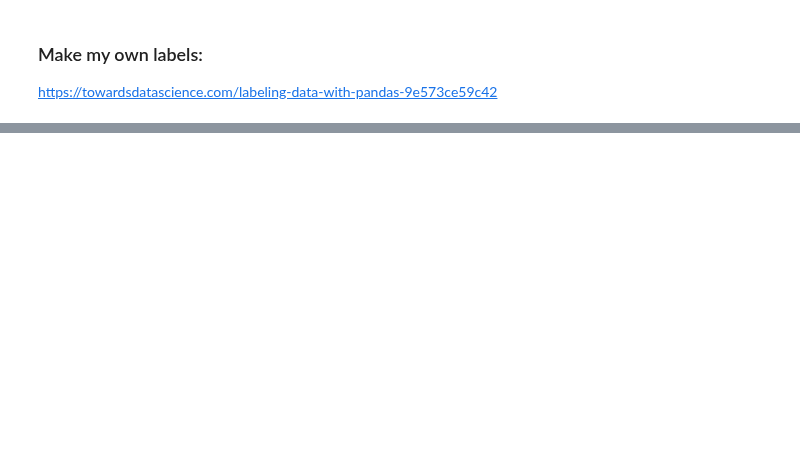
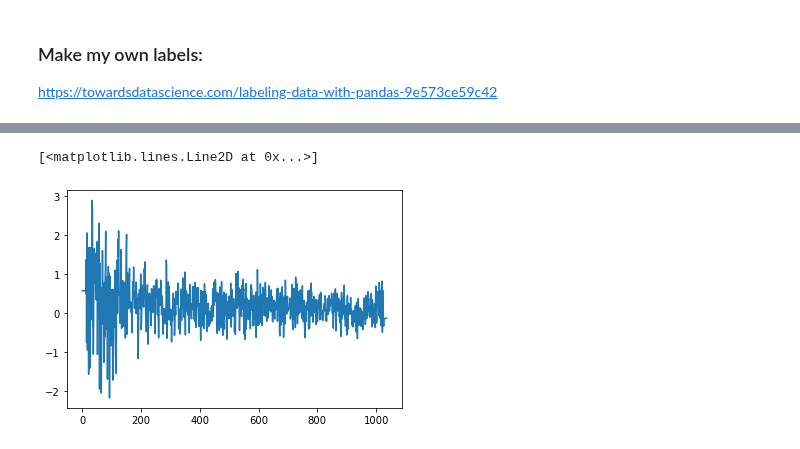
Before and after one commit to nickdavila/LAE-ML-Classification, a Jupyter notebook: Nick-RandomForest.ipynb, the cells around one changed output, grey strips where cells are left out. Drawn from its saved outputs; the diff is of its cells as text; code cells hidden in the pictures; blank space fills up the shorter version.

```diff
--- a/Nick-RandomForest.ipynb
+++ b/Nick-RandomForest.ipynb
@@ -158,0 +197,5 @@ https://towardsdatascience.com/labeling-data-with-pandas-9e573ce59c42
+# %%
+plt.plot(X_test[1])
+# %% [output]
+[<matplotlib.lines.Line2D at 0x...>]
+[figure, added]
```
Also changed, not shown: parts of 24 cells of this notebook.
